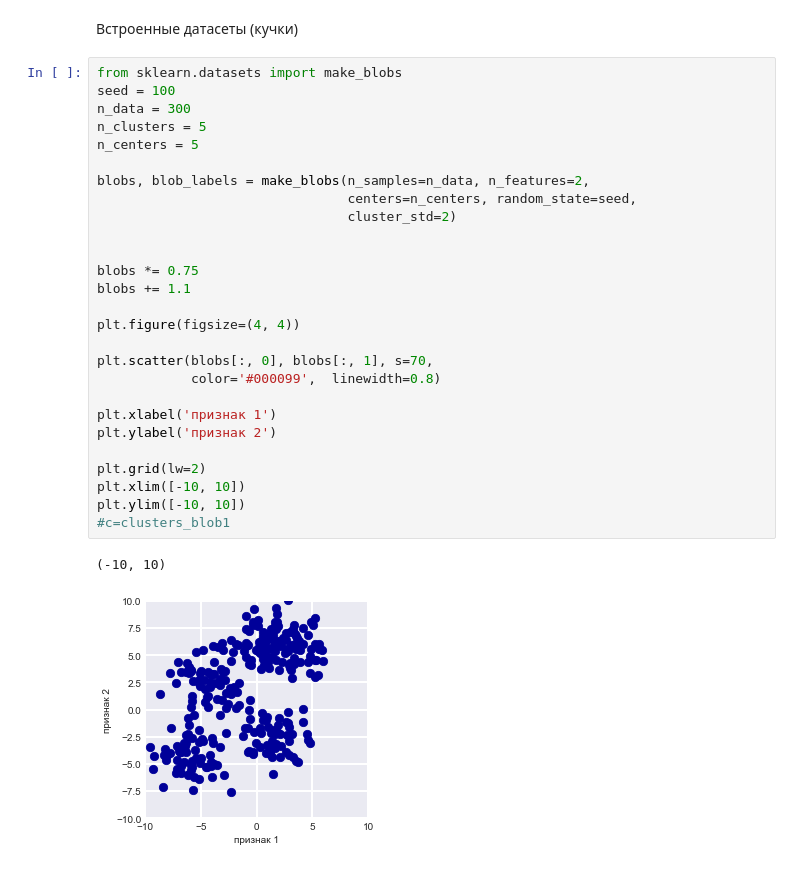
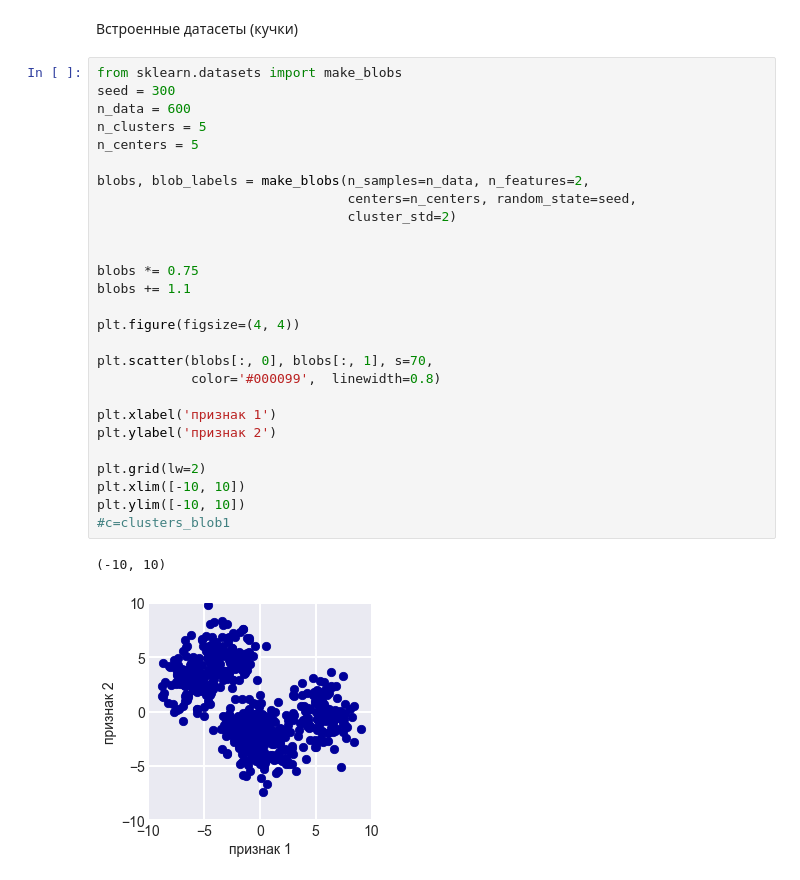
Before and after one commit to AsSerge/PY_gr2_Lessons, a Jupyter notebook: 012_11_03/DOCS/Lesson4_Pandas_0.ipynb, the cells around one changed output. Saved outputs shown, nothing was run; the diff lists cells and outputs as text.

```diff
--- a/012_11_03/DOCS/Lesson4_Pandas_0.ipynb
+++ b/012_11_03/DOCS/Lesson4_Pandas_0.ipynb
@@ -16,34 +16,34 @@ Populating the interactive namespace from numpy and matplotlib
 Встроенные датасеты (кучки)
 # %%
 from sklearn.datasets import make_blobs
-seed = 100
-n_data = 300
+seed = 300
+n_data = 600
 n_clusters = 5
 n_centers = 5
 
 blobs, blob_labels = make_blobs(n_samples=n_data, n_features=2,
                                 centers=n_centers, random_state=seed,
                                 cluster_std=2)
 
 
 blobs *= 0.75
 blobs += 1.1
 
 plt.figure(figsize=(4, 4))
 
 plt.scatter(blobs[:, 0], blobs[:, 1], s=70,
             color='#000099',  linewidth=0.8)
 
 plt.xlabel('признак 1')
 plt.ylabel('признак 2')
 
 plt.grid(lw=2)
 plt.xlim([-10, 10])
 plt.ylim([-10, 10])
 #c=clusters_blob1
 # %% [output]
 (-10, 10)
-[figure, old version]
+[figure, new version]
 # %%
 make_blobs
 # %% [output]
```
Also changed, not shown: parts of 11 cells of this notebook.
